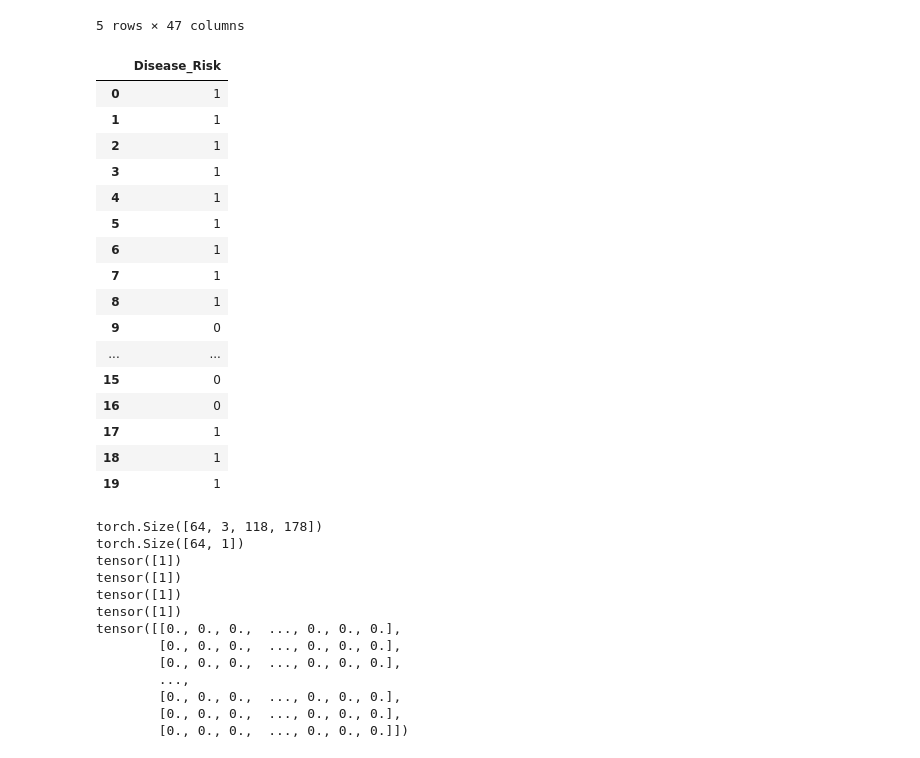
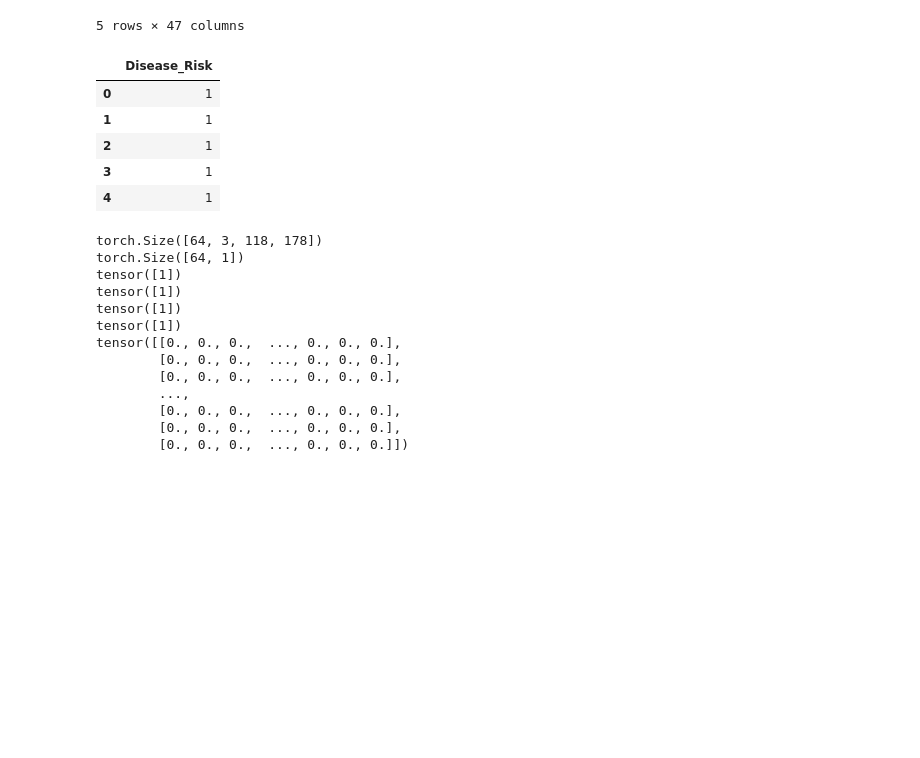
Before and after one commit to Jalen1/Retinal-Disease-Classification, a Jupyter notebook: DiseaseClassification.ipynb, the cells around one changed output. Cells and saved outputs as stored; diff of their text form; code cells hidden in the pictures; blank space fills up the shorter version.

```diff
--- a/DiseaseClassification.ipynb
+++ b/DiseaseClassification.ipynb
@@ -125,25 +125,16 @@ training_labels_df.head()
 5 rows × 47 columns
 # %%
 training_labels_df = training_labels_df.filter(['Disease_Risk'])
-training_labels_df.head(20)
+testing_labels_df = testing_labels_df.filter(['Disease_Risk'])
+training_labels_df.head()
+# testing_labels_df.head()
 # %% [output]
 |  | Disease_Risk |
 | 0 | 1 |
 | 1 | 1 |
 | 2 | 1 |
 | 3 | 1 |
 | 4 | 1 |
-| 5 | 1 |
-| 6 | 1 |
-| 7 | 1 |
-| 8 | 1 |
-| 9 | 0 |
-| ... | ... |
-| 15 | 0 |
-| 16 | 0 |
-| 17 | 1 |
-| 18 | 1 |
-| 19 | 1 |
 # %%
 class MultiClassDataset(Dataset):
     """
```
Also changed, not shown: parts of 2 cells of this notebook.
